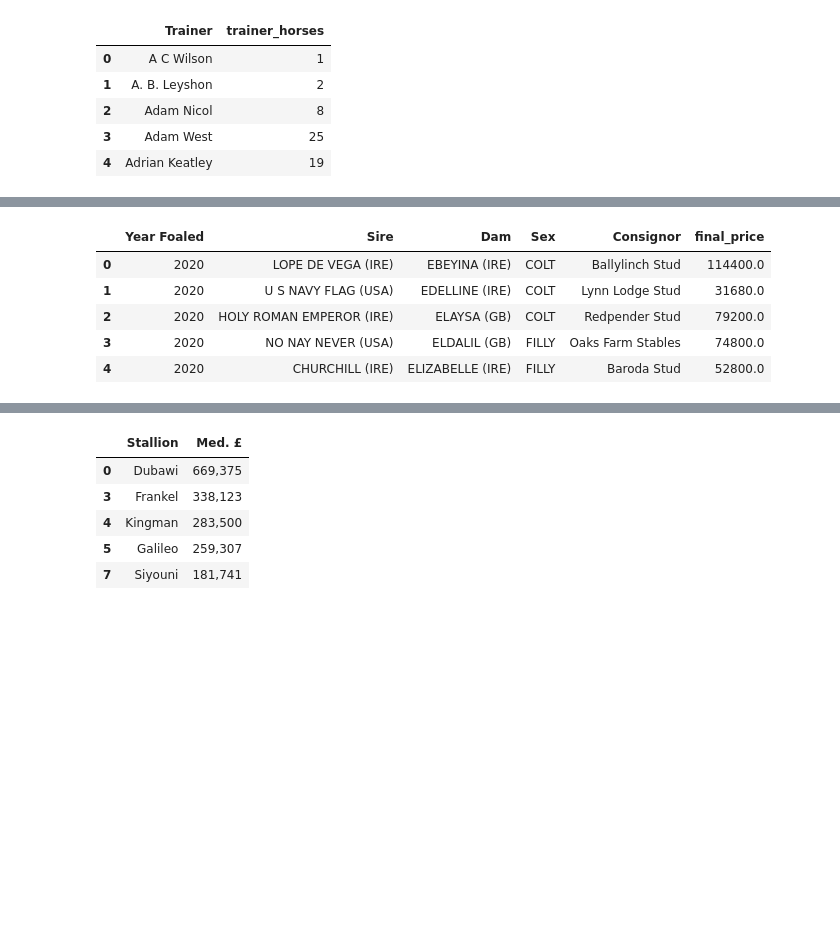
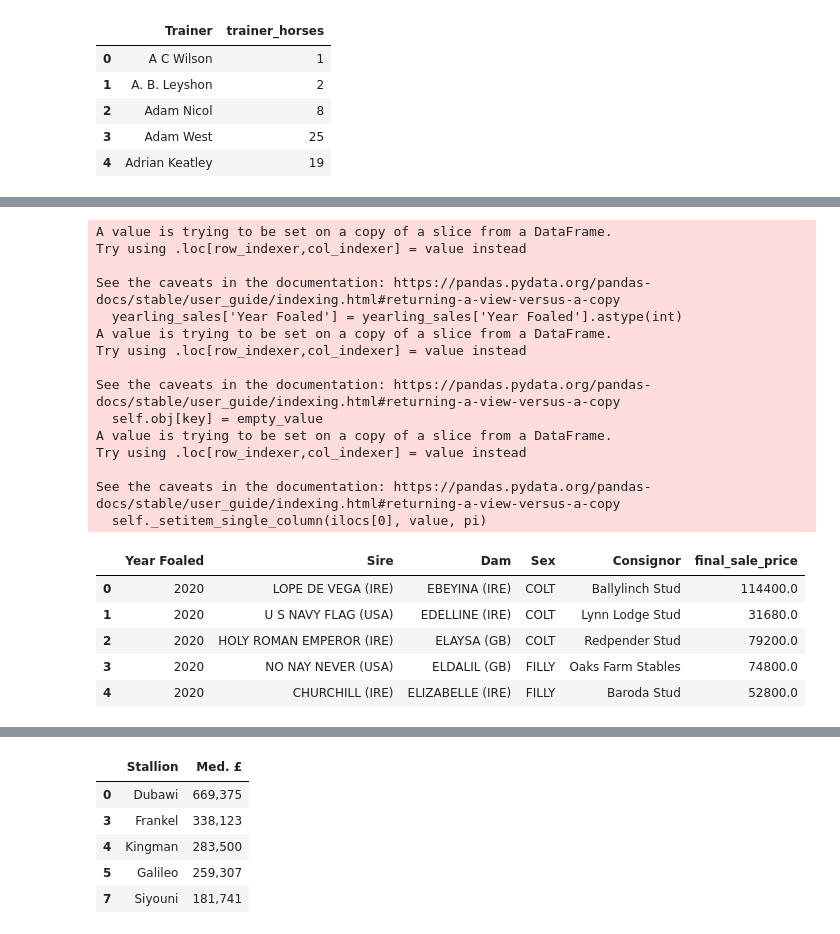
Before and after one commit to samkirwanppb/UCDPA_SamKirwan, a Jupyter notebook: project.ipynb, the cells around one changed output, grey strips where cells are left out. Saved outputs shown, nothing was run; the diff lists cells and outputs as text; code cells hidden in the pictures; blank space fills up the shorter version.

Commit message:
data exploration

```diff
--- a/project.ipynb
+++ b/project.ipynb
@@ -121,19 +121,34 @@ yearling_sales.head()
 # %%
 #Data cleansing to merge into the main dataframe
 yearling_sales['Sire'] = yearling_sales['Sire'].str.upper()
 yearling_sales['Dam'] = yearling_sales['Dam'].str.upper()
 yearling_sales['Sex'] = yearling_sales['Sex'].str.upper()
 yearling_sales = yearling_sales.dropna(subset = ['Year Foaled'])
 yearling_sales['Year Foaled'] = yearling_sales['Year Foaled'].astype(int)
 
 ##going to get them all in the one currency
-yearling_sales.loc[~yearling_sales['Price (€)'].isna(), 'final_price'] = yearling_sales.loc[~yearling_sales['Price (€)'].isna()]['Price (€)'] * 0.88
-yearling_sales.loc[~yearling_sales['Price (gns)'].isna(), 'final_price'] = yearling_sales.loc[~yearling_sales['Price (gns)'].isna()]['Price (gns)'] * 1.05
-yearling_sales.loc[~yearling_sales['Price (£)'].isna(), 'final_price'] = yearling_sales.loc[~yearling_sales['Price (£)'].isna()]['Price (£)'] * 1
+yearling_sales.loc[~yearling_sales['Price (€)'].isna(), 'final_sale_price'] = yearling_sales.loc[~yearling_sales['Price (€)'].isna()]['Price (€)'] * 0.88
+yearling_sales.loc[~yearling_sales['Price (gns)'].isna(), 'final_sale_price'] = yearling_sales.loc[~yearling_sales['Price (gns)'].isna()]['Price (gns)'] * 1.05
+yearling_sales.loc[~yearling_sales['Price (£)'].isna(), 'final_sale_price'] = yearling_sales.loc[~yearling_sales['Price (£)'].isna()]['Price (£)'] * 1
 yearling_sales = yearling_sales.drop(columns = ['Price (€)', 'Price (£)', 'Price (gns)'])
 yearling_sales.head()
 # %% [output]
+A value is trying to be set on a copy of a slice from a DataFrame.
+Try using .loc[row_indexer,col_indexer] = value instead
+
+See the caveats in the documentation: https://pandas.pydata.org/pandas-docs/stable/user_guide/indexing.html#returning-a-view-versus-a-copy
+  yearling_sales['Year Foaled'] = yearling_sales['Year Foaled'].astype(int)
+A value is trying to be set on a copy of a slice from a DataFrame.
+Try using .loc[row_indexer,col_indexer] = value instead
+
+See the caveats in the documentation: https://pandas.pydata.org/pandas-docs/stable/user_guide/indexing.html#returning-a-view-versus-a-copy
+  self.obj[key] = empty_value
+A value is trying to be set on a copy of a slice from a DataFrame.
+Try using .loc[row_indexer,col_indexer] = value instead
+
+See the caveats in the documentation: https://pandas.pydata.org/pandas-docs/stable/user_guide/indexing.html#returning-a-view-versus-a-copy
+  self._setitem_single_column(ilocs[0], value, pi)
-|  | Year Foaled | Sire | Dam | Sex | Consignor | final_price |
+|  | Year Foaled | Sire | Dam | Sex | Consignor | final_sale_price |
 | 0 | 2020 | LOPE DE VEGA (IRE) | EBEYINA (IRE) | COLT | Ballylinch Stud | 114400.0 |
 | 1 | 2020 | U S NAVY FLAG (USA) | EDELLINE (IRE) | COLT | Lynn Lodge Stud | 31680.0 |
 | 2 | 2020 | HOLY ROMAN EMPEROR (IRE) | ELAYSA (GB) | COLT | Redpender Stud | 79200.0 |
```
Also changed, not shown: parts of 53 cells of this notebook.
